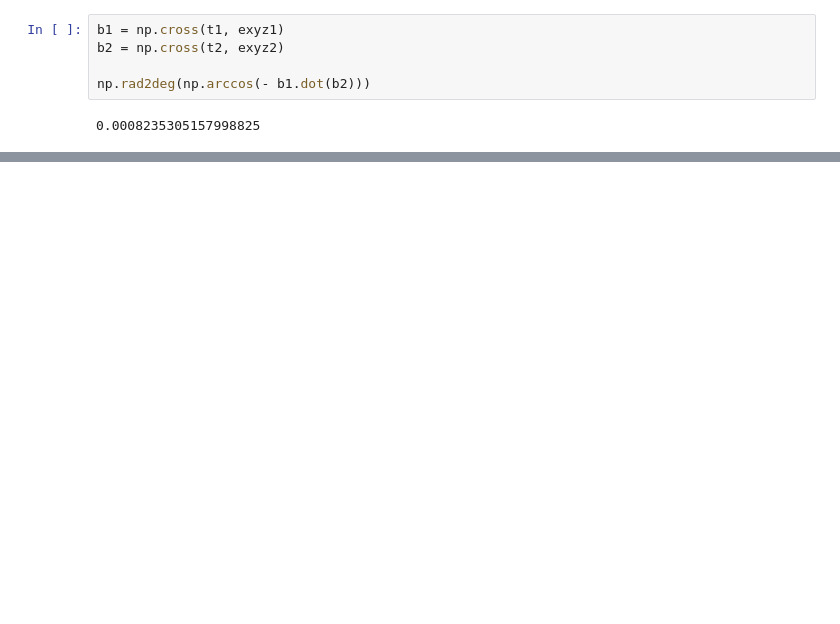
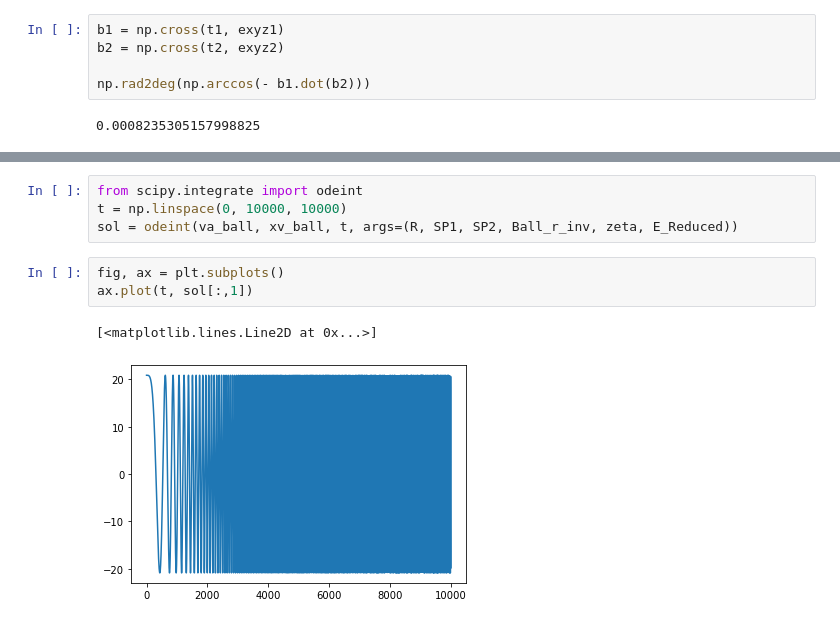
Before and after one commit to CurryMultiSci/Ballscrew-ElasticShaft-withCoulomb, a Jupyter notebook: _3_Friction_between_ball_and_spiral/_3_1_Contact_with_Spiral_Torus/index.ipynb, the cells around one changed output, grey strips where cells are left out. Drawn from its saved outputs; the diff is of its cells as text; blank space fills up the shorter version.

```diff
--- a/_3_Friction_between_ball_and_spiral/_3_1_Contact_with_Spiral_Torus/index.ipynb
+++ b/_3_Friction_between_ball_and_spiral/_3_1_Contact_with_Spiral_Torus/index.ipynb
@@ -219,0 +248,10 @@ np.rad2deg(np.arccos(- b1.dot(b2)))
+# %%
+from scipy.integrate import odeint
+t = np.linspace(0, 10000, 10000)
+sol = odeint(va_ball, xv_ball, t, args=(R, SP1, SP2, Ball_r_inv, zeta, E_Reduced))
+# %%
+fig, ax = plt.subplots()
+ax.plot(t, sol[:,1])
+# %% [output]
+[<matplotlib.lines.Line2D at 0x...>]
+[figure, added]
```
Also changed, not shown: parts of 7 cells of this notebook, 4 other files.
